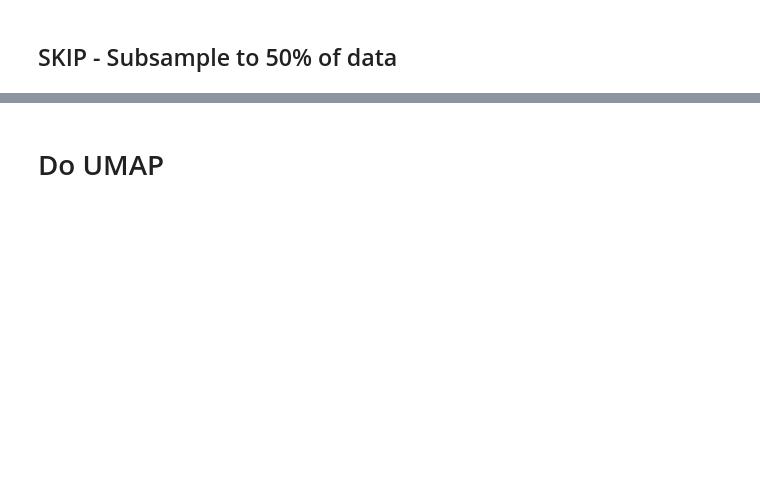
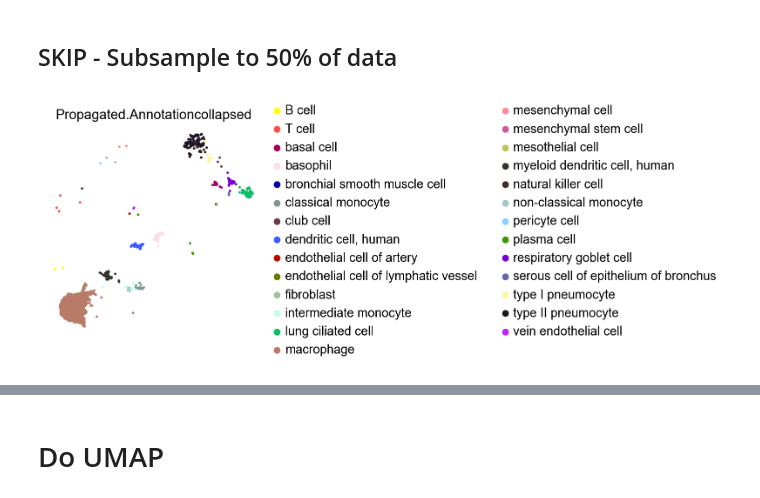
Before and after one commit to czbiohub-sf/tabula-sapiens, a Jupyter notebook: analysis-scripts/pilot1_pilot2/004_splicing_dists.ipynb, the cells around one changed output, grey strips where cells are left out. Drawn from its saved outputs; the diff is of its cells as text; code cells hidden in the pictures; blank space fills up the shorter version.

Commit message:
wip with splicing distances

```diff
--- a/analysis-scripts/pilot1_pilot2/004_splicing_dists.ipynb
+++ b/analysis-scripts/pilot1_pilot2/004_splicing_dists.ipynb
@@ -141,12 +251,12 @@ splicing2d_lung_min_genes_cells.shape
 # %%
 gene_subset = ['CAST', #'ATP5F1C', 'CALD',
                'ATP5C1',
-               'MYL6', 'RPS24', 'CD47',
+               'MYL6', 'CD47',
                'PFDN5']
 # %%
 # splicing2d[gene_subset]
 # %%
 splicing2d_lung_subset = splicing2d_lung[gene_subset]
-splicing2d_lung_subset = splicing2d_lung_subset.loc[splicing2d_lung_subset.notnull().sum(axis=1) >= 3, :]
+splicing2d_lung_subset = splicing2d_lung_subset.loc[splicing2d_lung_subset.notnull().sum(axis=1) >= 2, :]
 print(splicing2d_lung_subset.shape)
 splicing2d_lung_subset.head()
@@ -160,4 +287,7 @@ adata_with_splicing_subset
 # %%
 # splicing2d_muscle_min_genes_cells_subset = splicing2d_muscle_min_genes_cells.sample(frac=0.5)
 # splicing2d_subset.shape
+sc.pl.umap(adata_with_splicing_subset, color='Propagated.Annotationcollapsed')
+# %% [output]
+[figure, added]
 # %%
```
Also changed, not shown: parts of 35 cells of this notebook, 2 other files.
